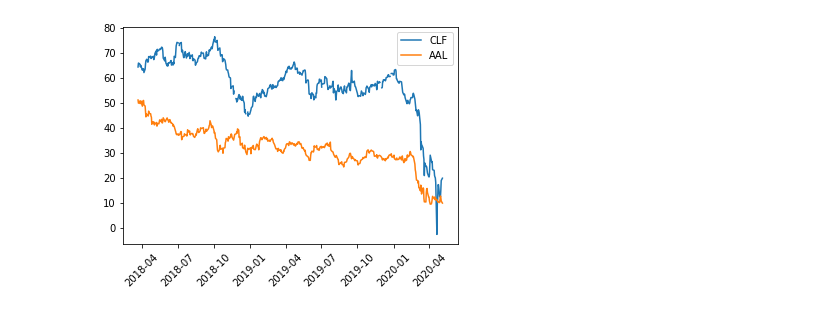
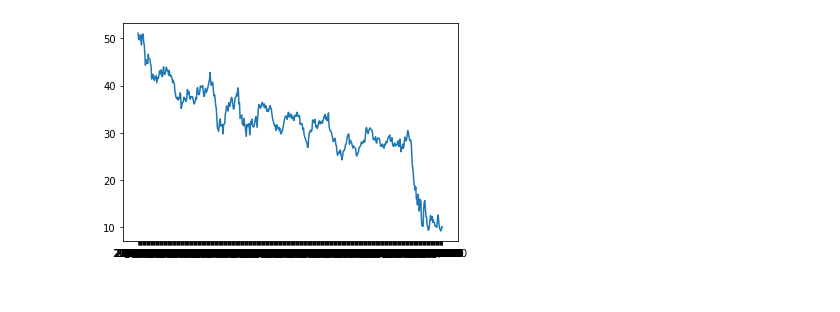
Before and after one commit to vinhqdang/wqu_ml_in_finance, a Jupyter notebook: groupwork1/Groupwork1.ipynb, the cells around one changed output. Saved outputs shown, nothing was run; the diff lists cells and outputs as text; code cells hidden in the pictures.

```diff
--- a/groupwork1/Groupwork1.ipynb
+++ b/groupwork1/Groupwork1.ipynb
@@ -25,10 +21,5 @@ df.head()
-# %%
-# Let's plot
-plt.plot (df.Date, df.CLF, label = 'CLF')
-plt.plot (df.Date, df.AAL, label = 'AAL')
-plt.xticks (rotation = 45)
-
-plt.legend ()
-plt.show ()
-# %% [output]
-[figure, removed]
+# %%
+plt.plot (df['Date'], df['Adj Close'])
+plt.show()
+# %% [output]
+[figure, added]
```
Also changed, not shown: parts of 11 cells of this notebook, 1 other file.
